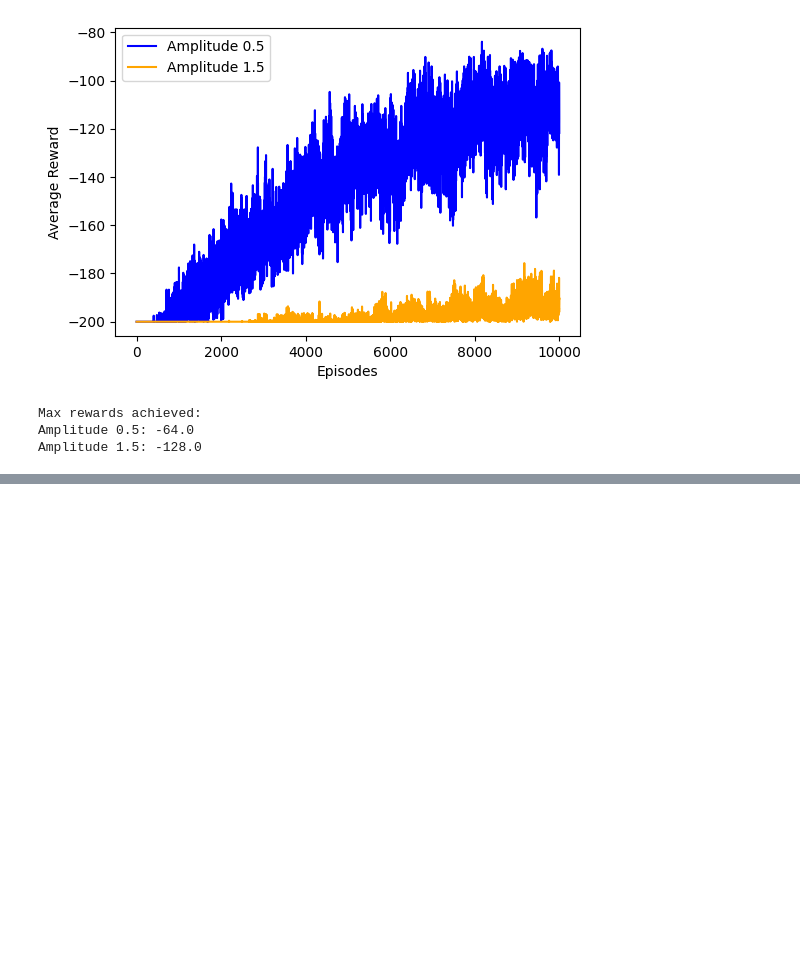
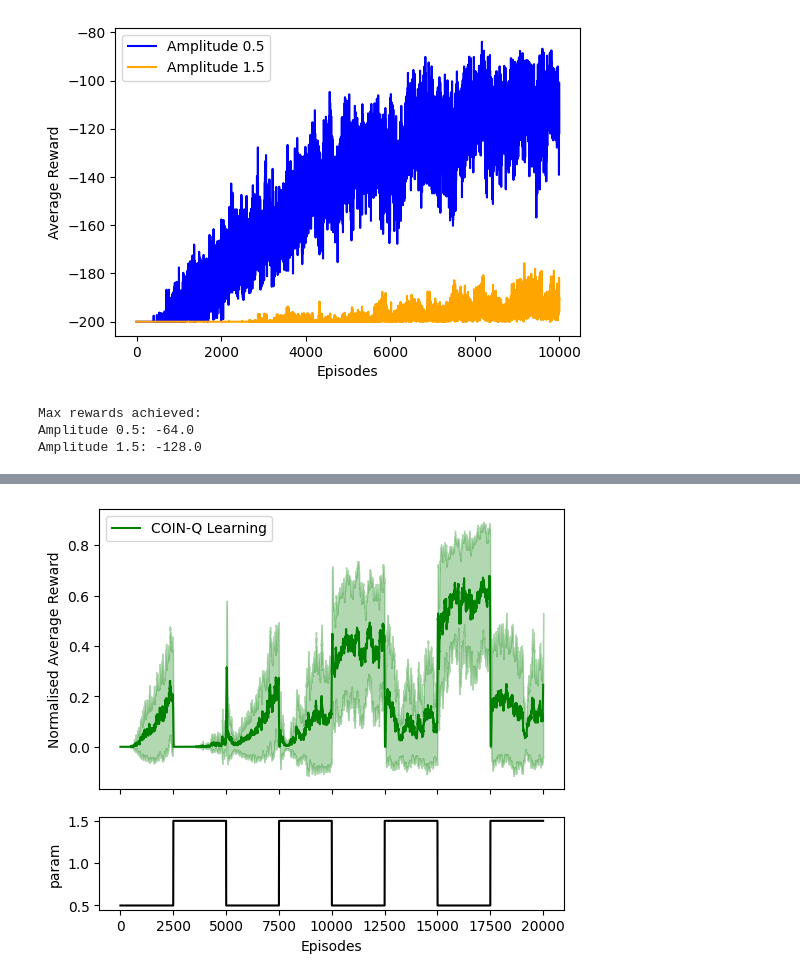
Before and after one commit to RichieRich2569/COINRL, a Jupyter notebook: figures.ipynb, the cells around one changed output, grey strips where cells are left out. Saved outputs shown, nothing was run; the diff lists cells and outputs as text; code cells hidden in the pictures; blank space fills up the shorter version.

Commit message:
Add COIN-Q plot to Figure 2

```diff
--- a/figures.ipynb
+++ b/figures.ipynb
@@ -351,7 +365,6 @@ def run_single_rep_q_learning(rep_id, amplitudes):
 
     return rewards_for_this_rep
 # %%
-
 REWARDS_PATH = "models/fig2_q_learning.npz"
 if TRAIN:
     # Number of repetitions and number of parallel processes:
@@ -366,8 +379,8 @@ if TRAIN:
 
     # To store results
     all_results_arrays = np.zeros((2, n_reps, N))
-    rewards = np.zeros([2,N])
-    max_rewards = np.zeros([2,])
+    rewards_base = np.zeros([2,N])
+    max_rewards_base = np.zeros([2,])
 
     for i, value in enumerate(values):
         # Create a Pool of workers
@@ -379,19 +392,19 @@ if TRAIN:
             # all_results is a list of lists: one list of rewards for each repetition
             # Convert to a NumPy array, then average over axis=0 to get mean reward per amplitude
             all_results_arrays[i,...] = np.array(all_results)  # shape: (n_reps, len(sf))
-            rewards[i,:] =  np.mean(all_results_arrays[i,...], axis=0)
+            rewards_base[i,:] =  np.mean(all_results_arrays[i,...], axis=0)
 
             # Also interesting to find max reward achieved
-            max_rewards[i] = np.max(all_results_arrays[i,...])
+            max_rewards_base[i] = np.max(all_results_arrays[i,...])
     # Save rewards and max rewards
-    np.savez(REWARDS_PATH, rewards=rewards, max_rewards=max_rewards)
+    np.savez(REWARDS_PATH, rewards=rewards_base, max_rewards=max_rewards_base)
     print(f"Training complete. Rewards saved to '{REWARDS_PATH}'.")
 else:
     # Load the saved results from the training
     if os.path.exists(REWARDS_PATH):
         data = np.load(REWARDS_PATH)
-        rewards = data['rewards']
-        max_rewards = data['max_rewards']
+        rewards_base = data['rewards']
+        max_rewards_base = data['max_rewards']
         print(f"Loaded rewards from '{REWARDS_PATH}'.")
     else:
         raise FileNotFoundError(f"No saved rewards found at '{REWARDS_PATH}'.")
@@ -417,0 +555,56 @@ Amplitude 1.5: -128.0
+# %%
+def moving_average(x: np.ndarray, window: int = 25) -> np.ndarray:
+    """Simple centered moving average (temporary smoothing)."""
+    window = max(1, int(window))
+    if window == 1:
+        return x
+    pad = window // 2
+    x_pad = np.pad(x, (pad, pad), mode="edge")
+    kernel = np.ones(window, dtype=float) / window
+    return np.convolve(x_pad, kernel, mode="valid")
+
+# --- Normalise rewards ---
+rewards = np.asarray(rewards_coin_q, dtype=float)
+params  = np.asarray(param_values, dtype=float)
+
+# Per-episode denominator depends on param_values (0.5 uses base[0], else base[1])
+max_base = np.asarray(max_rewards_base, dtype=float)
+denom = np.where(params == 0.5, max_base[0] + 200.0, max_base[1] + 200.0)
+
+norm_rewards = (rewards + 200.0) / denom
+
+# --- Scale std to the new normalised scale (offset doesn't affect std; divisor does) ---
+std_rewards = np.asarray(std_rewards_coin_q, dtype=float)  # assumes you have this
+norm_std_rewards = std_rewards / denom
+
+# --- Temporary smoothing ---
+smooth_window = 25
+norm_rewards_s = moving_average(norm_rewards, window=smooth_window)
+norm_std_s     = moving_average(norm_std_rewards, window=smooth_window)
+
+# --- Plot: rewards on top, param_values below ---
+x = np.arange(len(norm_rewards_s))
+
+fig, (ax0, ax1) = plt.subplots(
+    2, 1, figsize=(6, 5.2), sharex=True,
+    gridspec_kw={"height_ratios": [3, 1], "hspace": 0.15}
+)
+
+ax0.plot(x, norm_rewards_s, label="COIN-Q Learning", color="green")
+ax0.fill_between(
+    x,
+    norm_rewards_s - norm_std_s,
+    norm_rewards_s + norm_std_s,
+    color="green",
+    alpha=0.3
+)
+ax0.set_ylabel("Normalised Average Reward")
+ax0.legend()
+
+ax1.plot(np.arange(len(params)), params, color="black")
+ax1.set_xlabel("Episodes")
+ax1.set_ylabel("param")
+
+plt.show()
+# %% [output]
+[figure, added]
```
Also changed, not shown: parts of 6 cells of this notebook, 2 other files.
